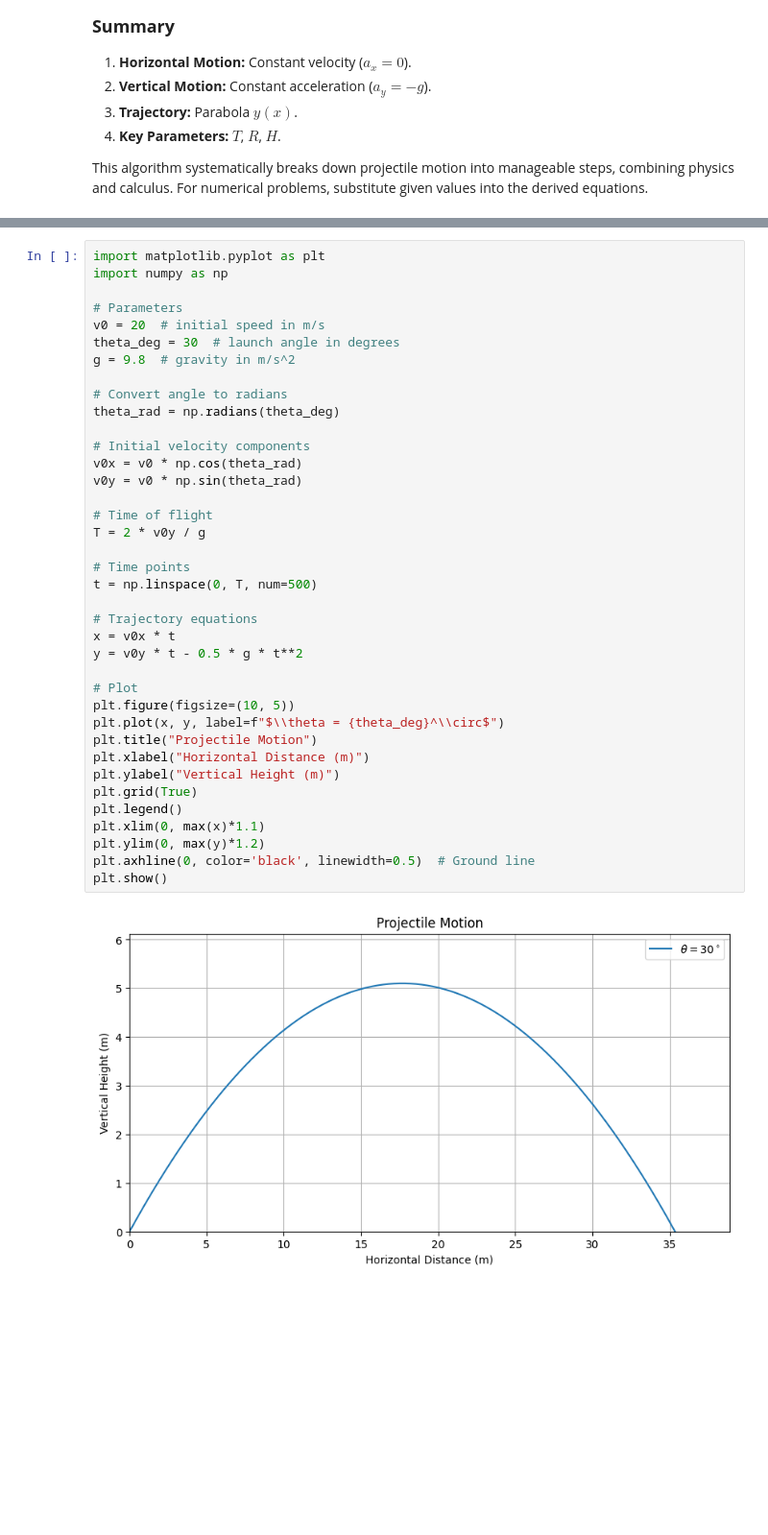
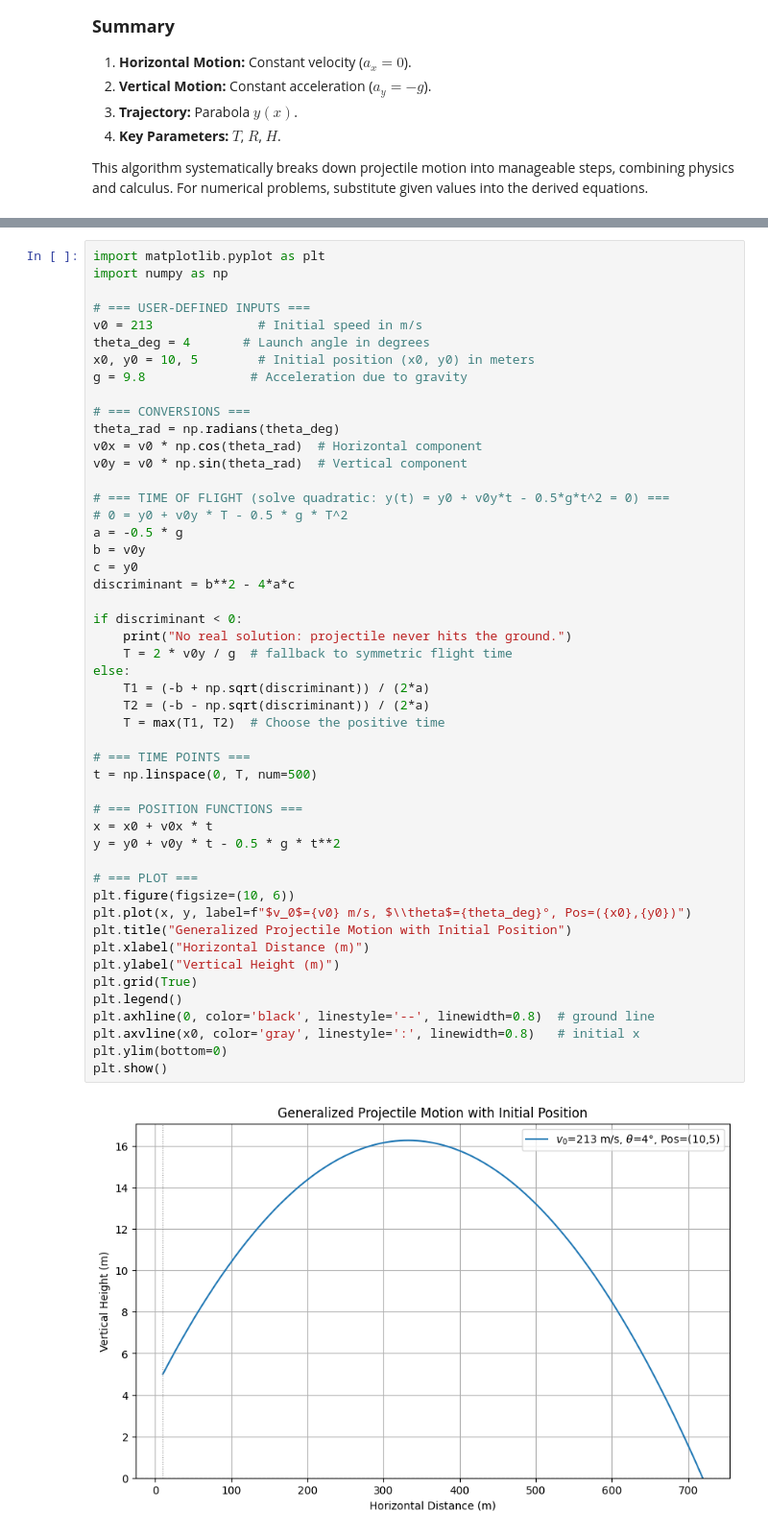
Before and after one commit to book-g/only_image, a Jupyter notebook: my_notes/t1/w1/L3/L3v4.ipynb, the cells around one changed output, grey strips where cells are left out. Shown at 96% size. Cells and saved outputs as stored; diff of their text form; blank space fills up the shorter version.

Commit message:
projectile motion.

```diff
--- a/my_notes/t1/w1/L3/L3v4.ipynb
+++ b/my_notes/t1/w1/L3/L3v4.ipynb
@@ -231,40 +376,51 @@ These formulas cover **all standard projectile motion scenarios** in a vacuum. F
 # %%
 import matplotlib.pyplot as plt
 import numpy as np
 
-# Parameters
-v0 = 20  # initial speed in m/s
-theta_deg = 30  # launch angle in degrees
-g = 9.8  # gravity in m/s^2
+# === USER-DEFINED INPUTS ===
+v0 = 213              # Initial speed in m/s
+theta_deg = 4       # Launch angle in degrees
+x0, y0 = 10, 5        # Initial position (x0, y0) in meters
+g = 9.8              # Acceleration due to gravity
 
-# Convert angle to radians
+# === CONVERSIONS ===
 theta_rad = np.radians(theta_deg)
+v0x = v0 * np.cos(theta_rad)  # Horizontal component
+v0y = v0 * np.sin(theta_rad)  # Vertical component
 
-# Initial velocity components
-v0x = v0 * np.cos(theta_rad)
-v0y = v0 * np.sin(theta_rad)
+# === TIME OF FLIGHT (solve quadratic: y(t) = y0 + v0y*t - 0.5*g*t^2 = 0) ===
+# 0 = y0 + v0y * T - 0.5 * g * T^2
+a = -0.5 * g
+b = v0y
+c = y0
+discriminant = b**2 - 4*a*c
 
-# Time of flight
-T = 2 * v0y / g
+if discriminant < 0:
+    print("No real solution: projectile never hits the ground.")
+    T = 2 * v0y / g  # fallback to symmetric flight time
+else:
+    T1 = (-b + np.sqrt(discriminant)) / (2*a)
+    T2 = (-b - np.sqrt(discriminant)) / (2*a)
+    T = max(T1, T2)  # Choose the positive time
 
-# Time points
+# === TIME POINTS ===
 t = np.linspace(0, T, num=500)
 
-# Trajectory equations
-x = v0x * t
-y = v0y * t - 0.5 * g * t**2
+# === POSITION FUNCTIONS ===
+x = x0 + v0x * t
+y = y0 + v0y * t - 0.5 * g * t**2
 
-# Plot
-plt.figure(figsize=(10, 5))
-plt.plot(x, y, label=f"$\\theta = {theta_deg}^\\circ$")
-plt.title("Projectile Motion")
+# === PLOT ===
+plt.figure(figsize=(10, 6))
+plt.plot(x, y, label=f"$v_0$={v0} m/s, $\\theta$={theta_deg}°, Pos=({x0},{y0})")
+plt.title("Generalized Projectile Motion with Initial Position")
 plt.xlabel("Horizontal Distance (m)")
 plt.ylabel("Vertical Height (m)")
 plt.grid(True)
 plt.legend()
-plt.xlim(0, max(x)*1.1)
-plt.ylim(0, max(y)*1.2)
-plt.axhline(0, color='black', linewidth=0.5)  # Ground line
+plt.axhline(0, color='black', linestyle='--', linewidth=0.8)  # ground line
+plt.axvline(x0, color='gray', linestyle=':', linewidth=0.8)   # initial x
+plt.ylim(bottom=0)
 plt.show()
 # %% [output]
-[figure, old version]
+[figure, new version]
```
Also changed, not shown: parts of 6 cells of this notebook.
